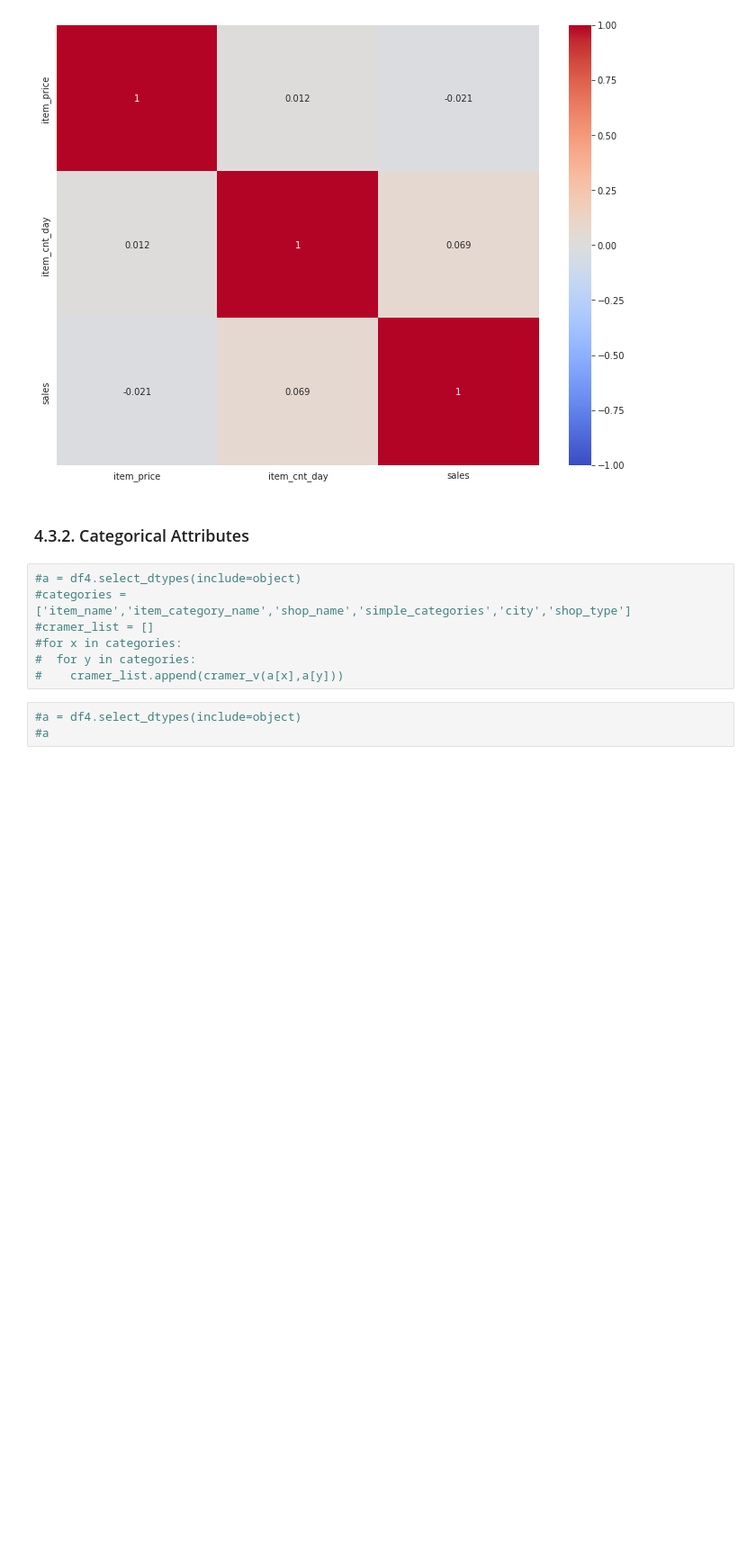
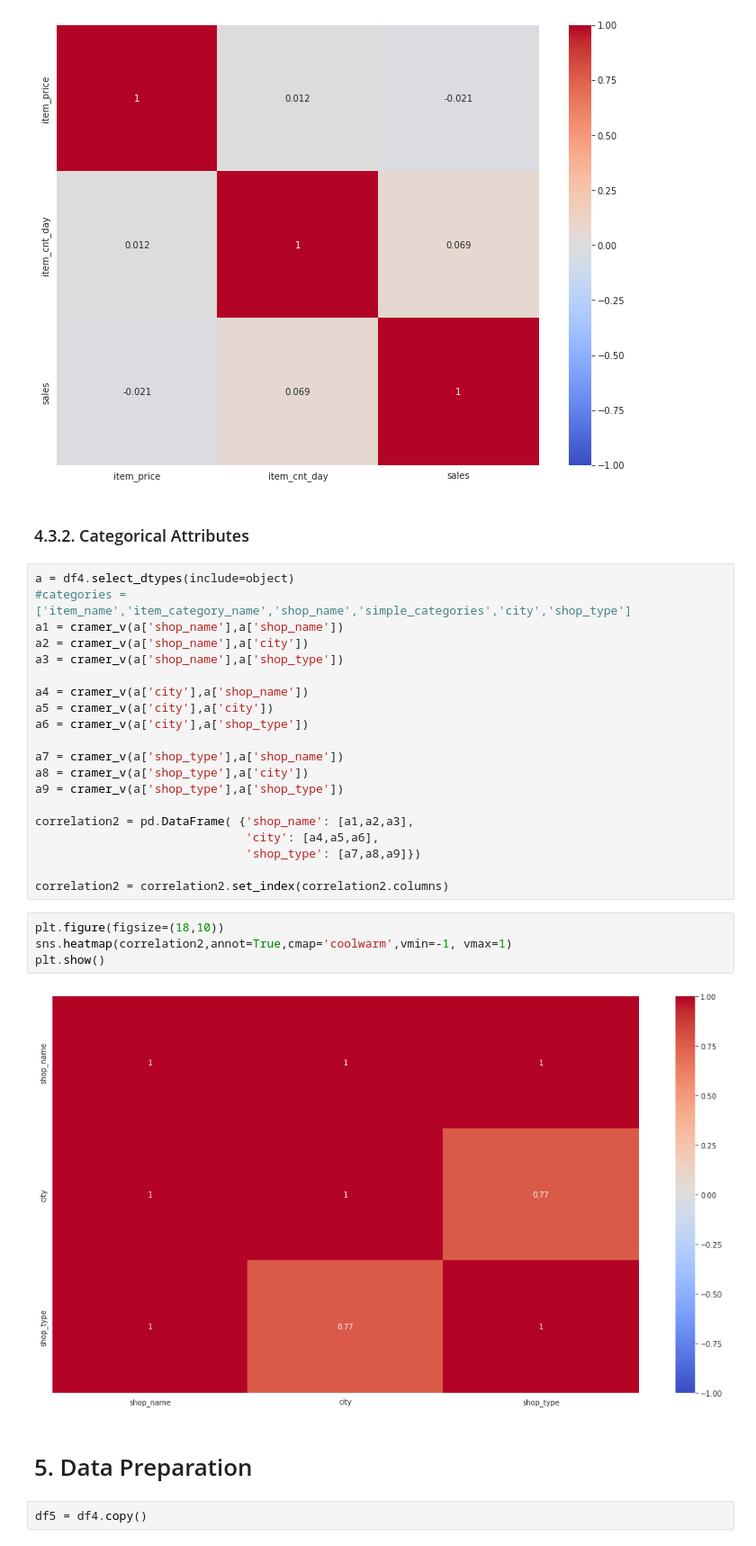
Before and after one commit to Matheus-Homem/future-sales-prediction, a Jupyter notebook: notebook/Russian_Weekly_Sales_Forecast.ipynb, the cells around one changed output. Shown: that part at 90% size. Drawn from its saved outputs; the diff is of its cells as text; blank space fills up the shorter version.

```diff
--- a/notebook/Russian_Weekly_Sales_Forecast.ipynb
+++ b/notebook/Russian_Weekly_Sales_Forecast.ipynb
@@ -771,13 +771,33 @@ plt.show()
 [figure]
 # %% [markdown]
 ### 4.3.2. Categorical Attributes
-# %%
-#a = df4.select_dtypes(include=object)
-#categories = ['item_name','item_category_name','shop_name','simple_categories','city','shop_type']
-#cramer_list = []
-#for x in categories:
-#  for y in categories:
-#    cramer_list.append(cramer_v(a[x],a[y]))
-# %%
-#a = df4.select_dtypes(include=object)
-#a
+# %%
+a = df4.select_dtypes(include=object)
+#categories = ['item_name','item_category_name','shop_name','simple_categories','city','shop_type']
+a1 = cramer_v(a['shop_name'],a['shop_name'])
+a2 = cramer_v(a['shop_name'],a['city'])
+a3 = cramer_v(a['shop_name'],a['shop_type'])
+
+a4 = cramer_v(a['city'],a['shop_name'])
+a5 = cramer_v(a['city'],a['city'])
+a6 = cramer_v(a['city'],a['shop_type'])
+
+a7 = cramer_v(a['shop_type'],a['shop_name'])
+a8 = cramer_v(a['shop_type'],a['city'])
+a9 = cramer_v(a['shop_type'],a['shop_type'])
+
+correlation2 = pd.DataFrame( {'shop_name': [a1,a2,a3],
+                              'city': [a4,a5,a6],
+                              'shop_type': [a7,a8,a9]})
+
+correlation2 = correlation2.set_index(correlation2.columns)
+# %%
+plt.figure(figsize=(18,10))
+sns.heatmap(correlation2,annot=True,cmap='coolwarm',vmin=-1, vmax=1)
+plt.show()
+# %% [output]
+[figure, added]
+# %% [markdown]
+# 5. Data Preparation
+# %%
+df5 = df4.copy()
```
Also changed, not shown: parts of 8 cells of this notebook.
